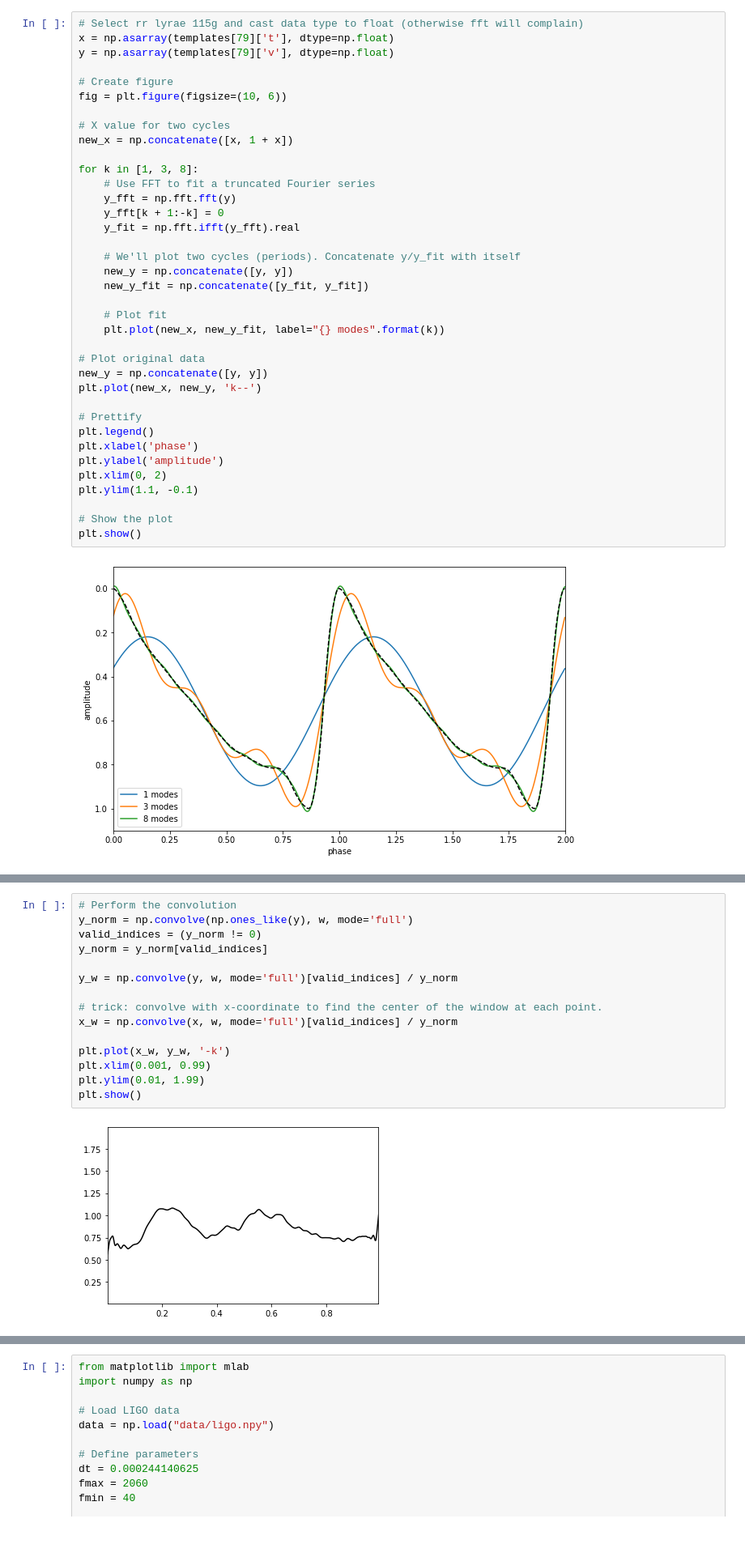
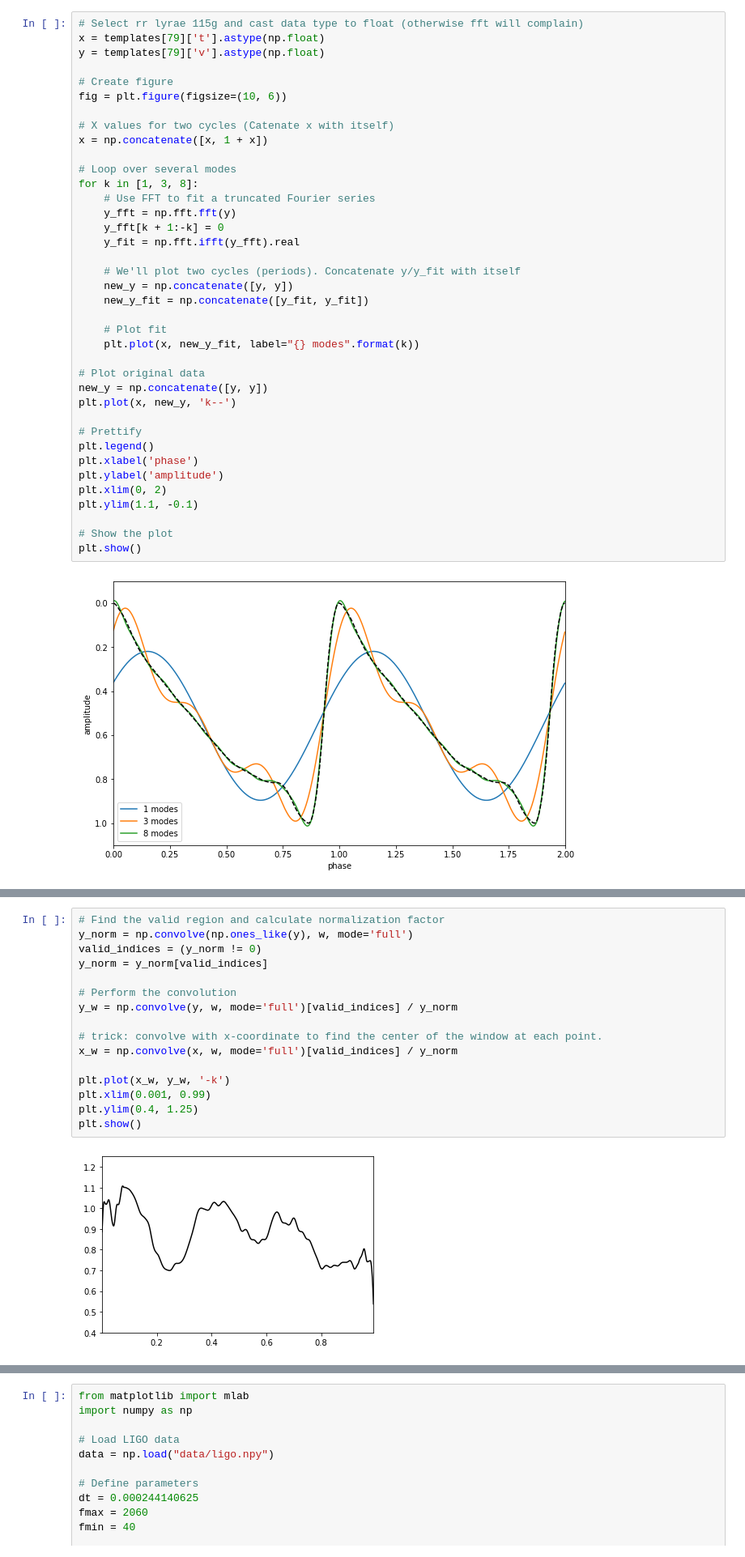
Before and after one commit to uom-lectures/PHY3287, a Jupyter notebook: lecture_7.ipynb, the cells around one changed output, grey strips where cells are left out. Shown at 81% size. Cells and saved outputs as stored; diff of their text form.

```diff
--- a/lecture_7.ipynb
+++ b/lecture_7.ipynb
@@ -69,15 +46,16 @@ plt.show()
 <Figure size 640x480 with 1 Axes>
 # %%
 # Select rr lyrae 115g and cast data type to float (otherwise fft will complain)
-x = np.asarray(templates[79]['t'], dtype=np.float)
-y = np.asarray(templates[79]['v'], dtype=np.float)
+x = templates[79]['t'].astype(np.float)
+y = templates[79]['v'].astype(np.float)
 
 # Create figure
 fig = plt.figure(figsize=(10, 6))
 
-# X value for two cycles
-new_x = np.concatenate([x, 1 + x])
+# X values for two cycles (Catenate x with itself)
+x = np.concatenate([x, 1 + x])
 
+# Loop over several modes
 for k in [1, 3, 8]:
     # Use FFT to fit a truncated Fourier series
     y_fft = np.fft.fft(y)
@@ -89,11 +67,11 @@ for k in [1, 3, 8]:
     new_y_fit = np.concatenate([y_fit, y_fit])
 
     # Plot fit
-    plt.plot(new_x, new_y_fit, label="{} modes".format(k))
+    plt.plot(x, new_y_fit, label="{} modes".format(k))
 
 # Plot original data
 new_y = np.concatenate([y, y])
-plt.plot(new_x, new_y, 'k--')
+plt.plot(x, new_y, 'k--')
 
 # Prettify
 plt.legend()
@@ -207,20 +187,21 @@ plt.show()
 # %%
-# Perform the convolution
+# Find the valid region and calculate normalization factor
 y_norm = np.convolve(np.ones_like(y), w, mode='full')
 valid_indices = (y_norm != 0)
 y_norm = y_norm[valid_indices]
 
+# Perform the convolution
 y_w = np.convolve(y, w, mode='full')[valid_indices] / y_norm
 
 # trick: convolve with x-coordinate to find the center of the window at each point.
 x_w = np.convolve(x, w, mode='full')[valid_indices] / y_norm
 
 plt.plot(x_w, y_w, '-k')
 plt.xlim(0.001, 0.99)
-plt.ylim(0.01, 1.99)
+plt.ylim(0.4, 1.25)
 plt.show()
 # %% [output]
-[figure, old version]
+[figure, new version]
 # %% [markdown]
 ### Discrete Fourier Transform
 
```
Also changed, not shown: parts of 22 cells of this notebook, 1 other file.
